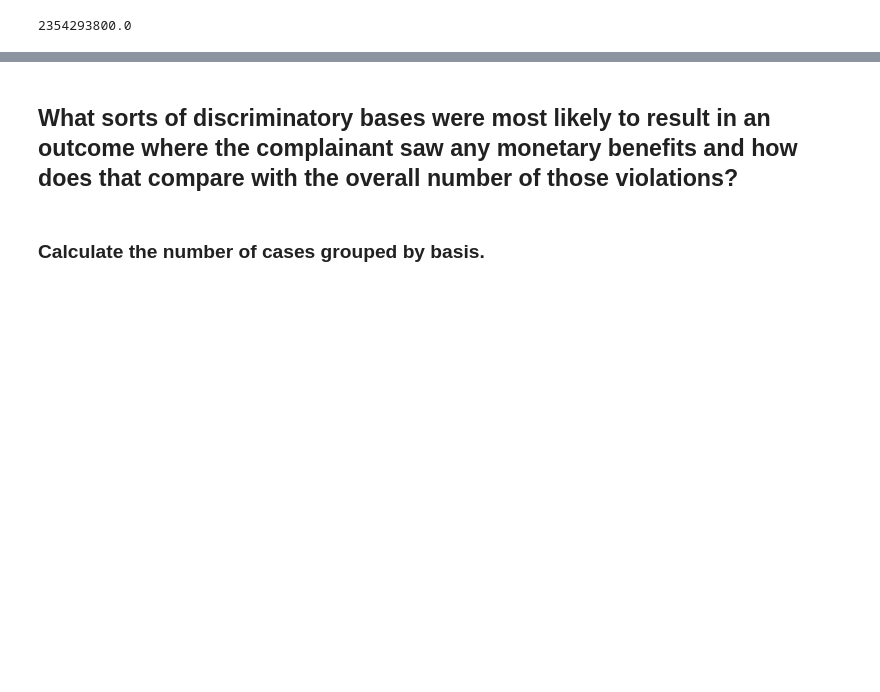
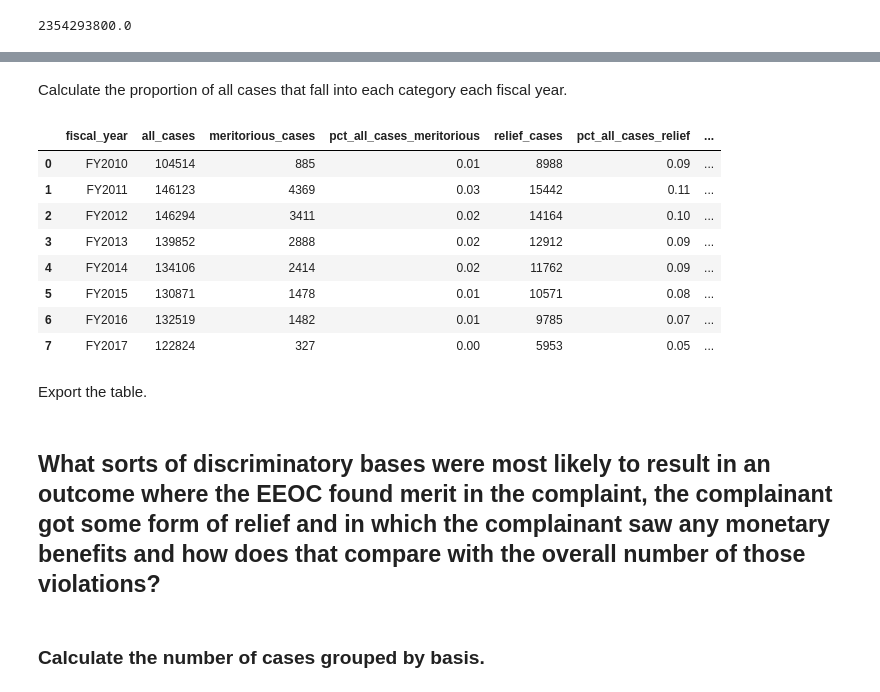
Before and after one commit to PublicI/employment-discrimination, a Jupyter notebook: employment-discrimination.ipynb, the cells around one changed output, grey strips where cells are left out. Drawn from its saved outputs; the diff is of its cells as text; code cells hidden in the pictures; blank space fills up the shorter version.

```diff
--- a/employment-discrimination.ipynb
+++ b/employment-discrimination.ipynb
@@ -229,0 +273,4 @@ meritorious_charges["charge_num"].nunique()
+# %%
+relief_cases_by_year = relief_cases.groupby("fiscal_year")["charge_num"].nunique().reset_index()
+relief_cases_by_year.rename(columns={"charge_num": "relief_cases"}, inplace=True)
+relief_cases_by_year
@@ -230,4 +287,5 @@ meritorious_charges["charge_num"].nunique()
 # %% [markdown]
 ## And in how many cases did a worker see any monetary benefits?
 # %%
-monetary_benefits_charges = charges[charges["monetary_benefits"] > 0]
+monetary_benefits_cases = charges[charges["monetary_benefits"] > 0]
+monetary_benefits_cases["charge_num"].nunique()
@@ -241,0 +302,4 @@ monetary_benefits_charges.groupby(["charge_num"])["monetary_benefits"].mean().su
+# %%
+monetary_benefits_cases_by_year = monetary_benefits_cases.groupby("fiscal_year")["charge_num"].nunique().reset_index()
+monetary_benefits_cases_by_year.rename(columns={"charge_num": "monetary_benefits_cases"}, inplace=True)
+monetary_benefits_cases_by_year
@@ -241,0 +318,4 @@ monetary_benefits_charges.groupby(["charge_num"])["monetary_benefits"].mean().su
+# %%
+cases_by_year_dfs = [all_cases_by_year, meritorious_cases_by_year, relief_cases_by_year, monetary_benefits_cases_by_year]
+cases_by_year = reduce(lambda left, right: pd.merge(left, right, on="fiscal_year"), cases_by_year_dfs)
+cases_by_year
@@ -241,0 +332,20 @@ monetary_benefits_charges.groupby(["charge_num"])["monetary_benefits"].mean().su
+# %% [markdown]
+Calculate the proportion of all cases that fall into each category each fiscal year.
+# %%
+cases_by_year["pct_all_cases_meritorious"] = cases_by_year["meritorious_cases"] / cases_by_year["all_cases"]
+cases_by_year["pct_all_cases_relief"] = cases_by_year["relief_cases"] / cases_by_year["all_cases"]
+cases_by_year["pct_all_cases_monetary_benefits"] = cases_by_year["monetary_benefits_cases"] / cases_by_year["all_cases"]
+cases_by_year = cases_by_year[["fiscal_year", "all_cases", "meritorious_cases", "pct_all_cases_meritorious", "relief_cases", "pct_all_cases_relief", "monetary_benefits_cases", "pct_all_cases_monetary_benefits"]]
+cases_by_year
+# %% [output]
+|  | fiscal_year | all_cases | meritorious_cases | pct_all_cases_meritorious | relief_cases | pct_all_cases_relief | ... |
+| 0 | FY2010 | 104514 | 885 | 0.01 | 8988 | 0.09 | ... |
+| 1 | FY2011 | 146123 | 4369 | 0.03 | 15442 | 0.11 | ... |
+| 2 | FY2012 | 146294 | 3411 | 0.02 | 14164 | 0.10 | ... |
+| 3 | FY2013 | 139852 | 2888 | 0.02 | 12912 | 0.09 | ... |
+| 4 | FY2014 | 134106 | 2414 | 0.02 | 11762 | 0.09 | ... |
+| 5 | FY2015 | 130871 | 1478 | 0.01 | 10571 | 0.08 | ... |
+| 6 | FY2016 | 132519 | 1482 | 0.01 | 9785 | 0.07 | ... |
+| 7 | FY2017 | 122824 | 327 | 0.00 | 5953 | 0.05 | ... |
+# %% [markdown]
+Export the table.
@@ -242,5 +354,5 @@ monetary_benefits_charges.groupby(["charge_num"])["monetary_benefits"].mean().su
 # %% [markdown]
-## What sorts of discriminatory bases were most likely to result in an outcome where the complainant saw any monetary benefits and how does that compare with the overall number of those violations?
+## What sorts of discriminatory bases were most likely to result in an outcome where the EEOC found merit in the complaint, the complainant got some form of relief and in which the complainant saw any monetary benefits and how does that compare with the overall number of those violations?
 # %% [markdown]
 ### Calculate the number of cases grouped by basis.
 # %%
```
Also changed, not shown: parts of 27 cells of this notebook.
